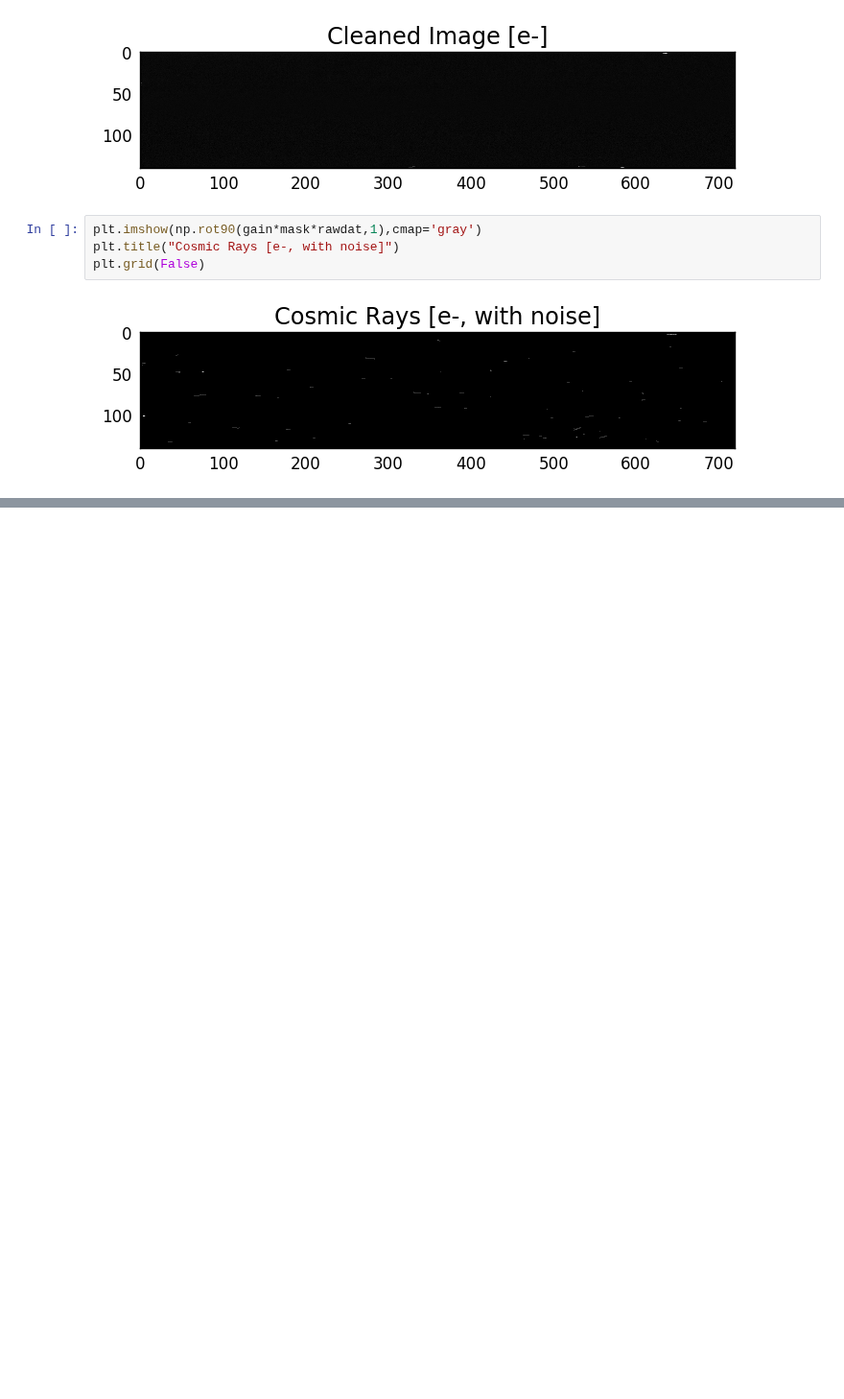
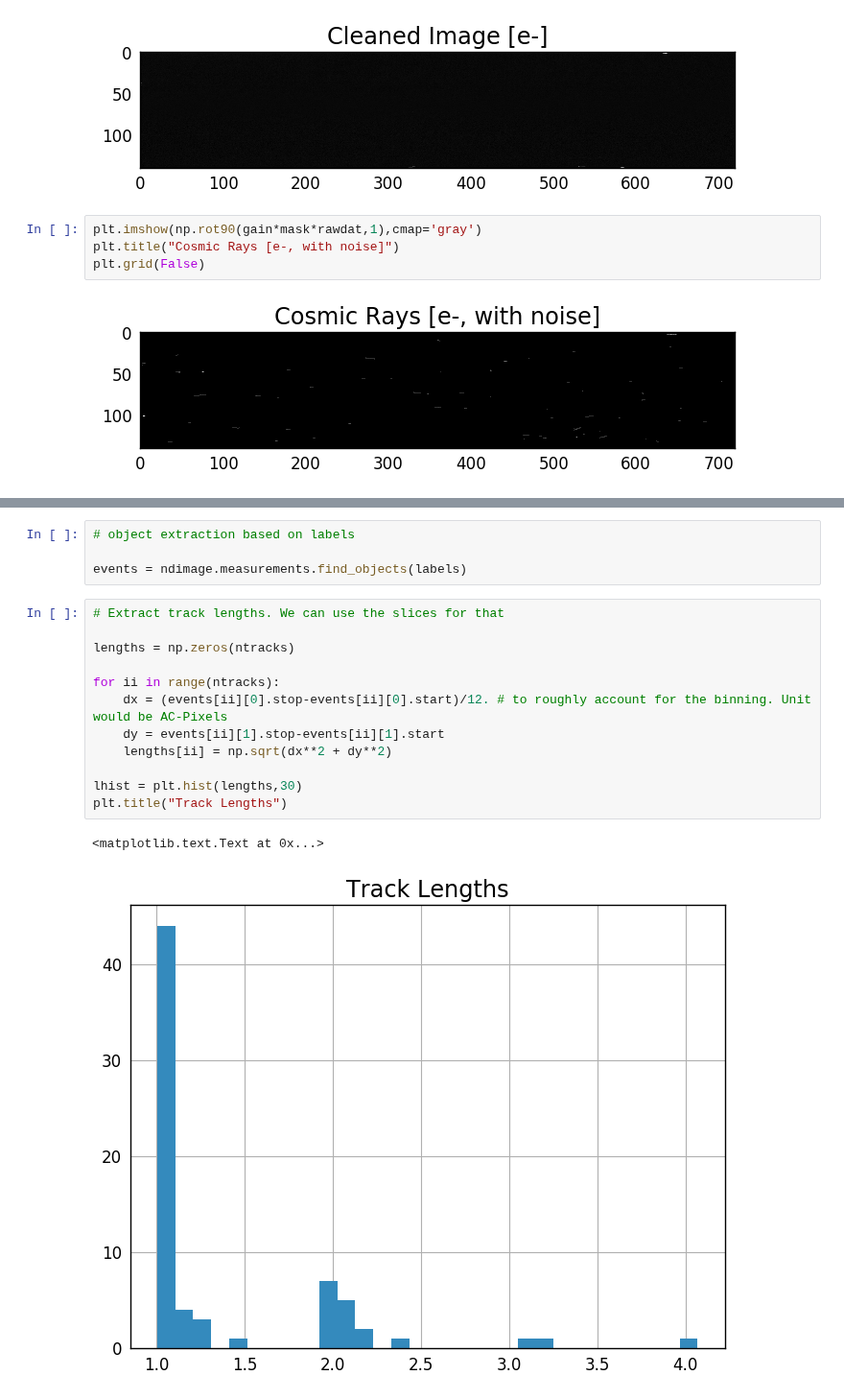
Before and after one commit to asierabreu/cosmics, a Jupyter notebook: analysis/bam_ralf/scrappy_test.ipynb, the cells around one changed output, grey strips where cells are left out. Shown at 96% size. Cells and saved outputs as stored; diff of their text form; blank space fills up the shorter version.

```diff
--- a/analysis/bam_ralf/scrappy_test.ipynb
+++ b/analysis/bam_ralf/scrappy_test.ipynb
@@ -102,0 +147,19 @@ Additionally, I need to find the conversion electrons -> keV
+# %%
+# object extraction based on labels
+
+events = ndimage.measurements.find_objects(labels)
+# %%
+# Extract track lengths. We can use the slices for that
+
+lengths = np.zeros(ntracks)
+
+for ii in range(ntracks):
+    dx = (events[ii][0].stop-events[ii][0].start)/12. # to roughly account for the binning. Unit would be AC-Pixels
+    dy = events[ii][1].stop-events[ii][1].start
+    lengths[ii] = np.sqrt(dx**2 + dy**2)
+
+lhist = plt.hist(lengths,30)
+plt.title("Track Lengths")
+# %% [output]
+<matplotlib.text.Text at 0x...>
+[figure, added]
```
Also changed, not shown: parts of 20 cells of this notebook, 1 other file.
